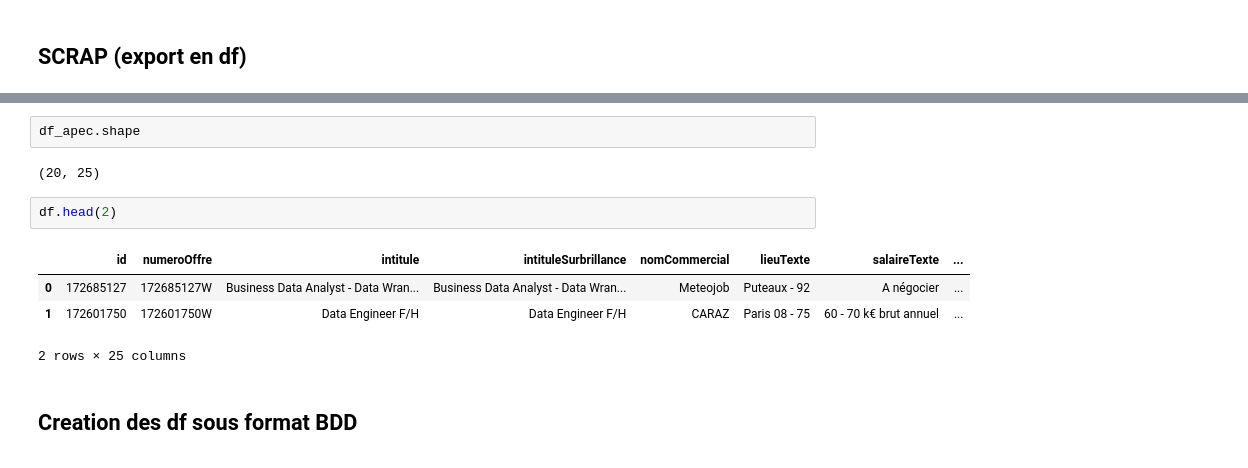
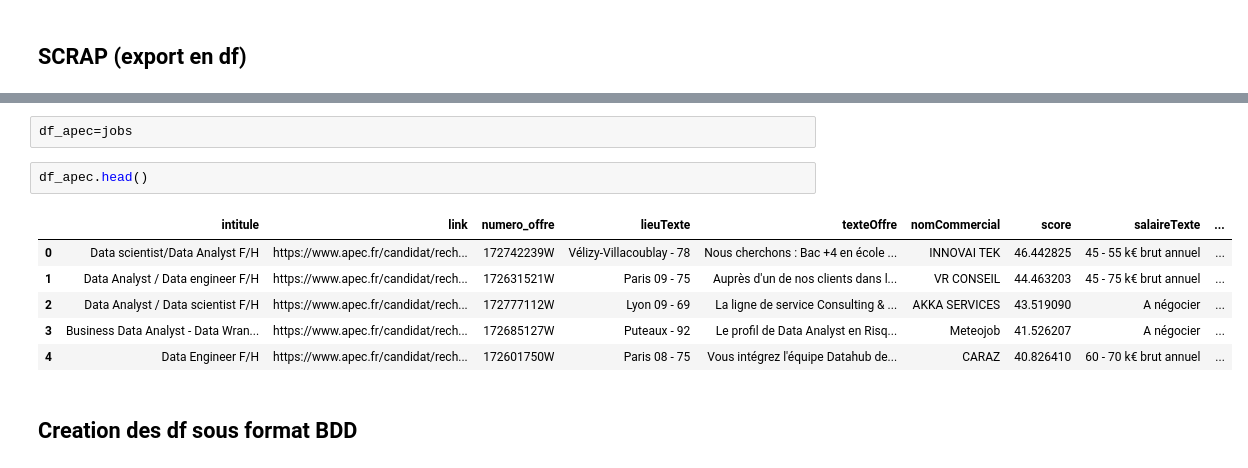
Before and after one commit to victorsigogneau/JobTextMining, a Jupyter notebook: Célia/scrapingApecV3.ipynb, the cells around one changed output, grey strips where cells are left out. Cells and saved outputs as stored; diff of their text form.

```diff
--- a/Célia/scrapingApecV3.ipynb
+++ b/Célia/scrapingApecV3.ipynb
@@ -145,14 +197,14 @@ df_apec = pd.DataFrame(resultats)
 # %%
-df_apec.shape
+df_apec=jobs
-# %% [output]
-(20, 25)
-# %%
-df.head(2)
-# %% [output]
-|  | id | numeroOffre | intitule | intituleSurbrillance | nomCommercial | lieuTexte | salaireTexte | ... |
-| 0 | 172685127 | 172685127W | Business Data Analyst - Data Wran... | Business Data Analyst - Data Wran... | Meteojob | Puteaux - 92 | A négocier | ... |
-| 1 | 172601750 | 172601750W | Data Engineer F/H | Data Engineer F/H | CARAZ | Paris 08 - 75 | 60 - 70 k€ brut annuel | ... |
-2 rows × 25 columns
+# %%
+df_apec.head()
+# %% [output]
+|  | intitule | link | numero_offre | lieuTexte | texteOffre | nomCommercial | score | salaireTexte | ... |
+| 0 | Data scientist/Data Analyst F/H | https://www.apec.fr/candidat/rech... | 172742239W | Vélizy-Villacoublay - 78 | Nous cherchons : Bac +4 en école ... | INNOVAI TEK | 46.442825 | 45 - 55 k€ brut annuel | ... |
+| 1 | Data Analyst / Data engineer F/H | https://www.apec.fr/candidat/rech... | 172631521W | Paris 09 - 75 | Auprès d'un de nos clients dans l... | VR CONSEIL | 44.463203 | 45 - 75 k€ brut annuel | ... |
+| 2 | Data Analyst / Data scientist F/H | https://www.apec.fr/candidat/rech... | 172777112W | Lyon 09 - 69 | La ligne de service Consulting & ... | AKKA SERVICES | 43.519090 | A négocier | ... |
+| 3 | Business Data Analyst - Data Wran... | https://www.apec.fr/candidat/rech... | 172685127W | Puteaux - 92 | Le profil de Data Analyst en Risq... | Meteojob | 41.526207 | A négocier | ... |
+| 4 | Data Engineer F/H | https://www.apec.fr/candidat/rech... | 172601750W | Paris 08 - 75 | Vous intégrez l'équipe Datahub de... | CARAZ | 40.826410 | 60 - 70 k€ brut annuel | ... |
 # %% [markdown]
 ## Creation des df sous format BDD
 # %%
```
Also changed, not shown: parts of 5 cells of this notebook, 1 other file.
